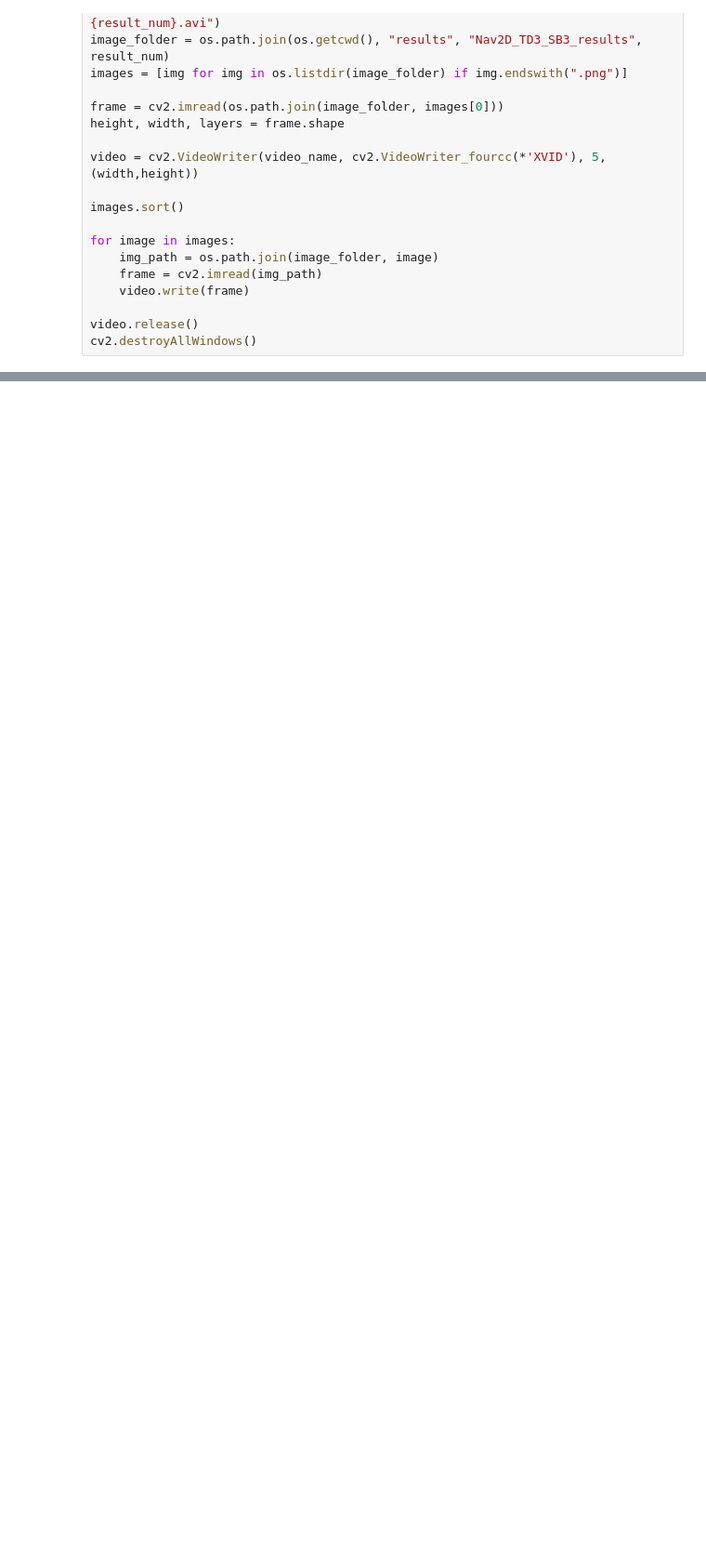
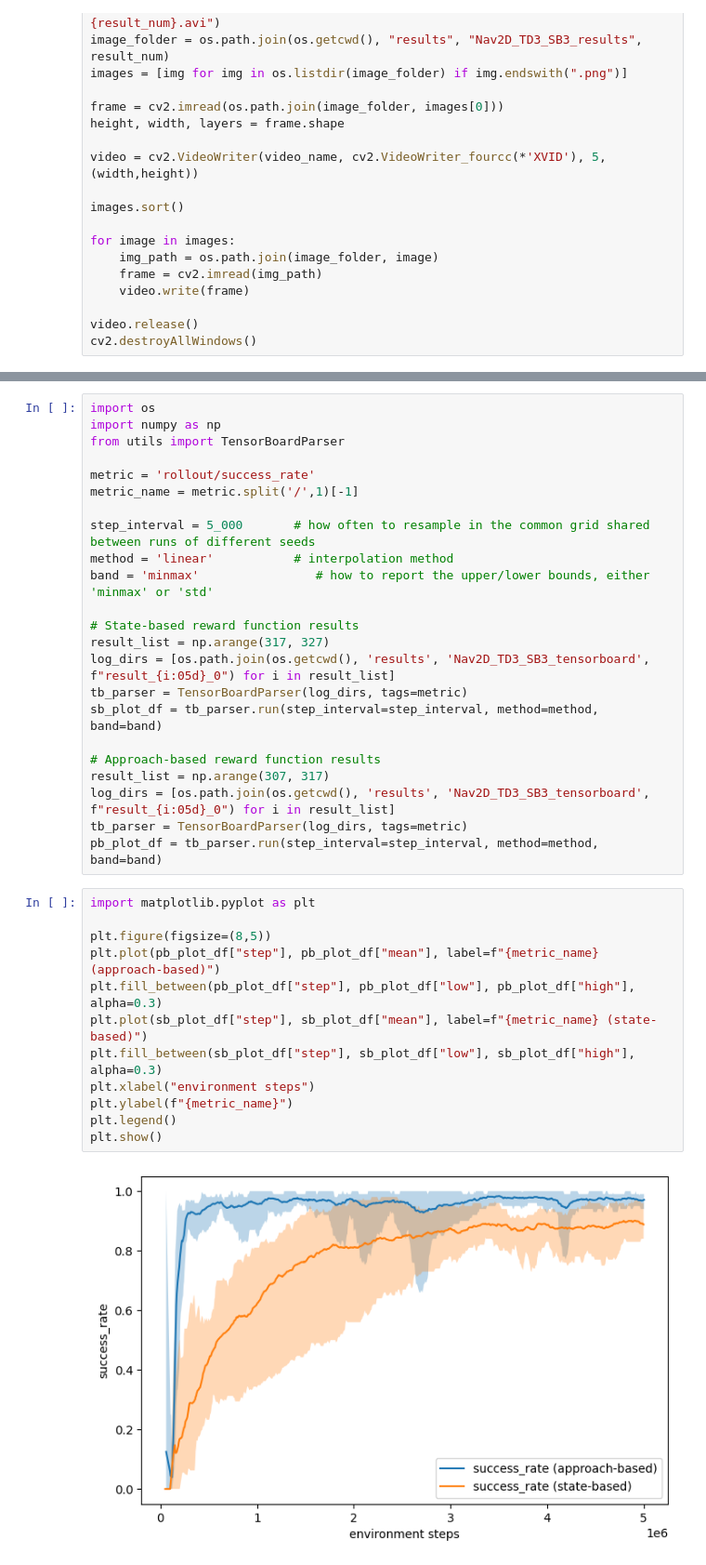
Before and after one commit to MinhNguyen2000/ROS2_DRL_Navigation, a Jupyter notebook: python/environments/test_TD3.ipynb, the cells around one changed output, grey strips where cells are left out. Shown at 93% size. Cells and saved outputs as stored; diff of their text form; blank space fills up the shorter version.

```diff
--- a/python/environments/test_TD3.ipynb
+++ b/python/environments/test_TD3.ipynb
@@ -276,0 +463,37 @@ study_df
+# %%
+import os
+import numpy as np
+from utils import TensorBoardParser
+
+metric = 'rollout/success_rate'
+metric_name = metric.split('/',1)[-1]
+
+step_interval = 5_000       # how often to resample in the common grid shared between runs of different seeds
+method = 'linear'           # interpolation method
+band = 'minmax'                # how to report the upper/lower bounds, either 'minmax' or 'std'
+
+# State-based reward function results
+result_list = np.arange(317, 327)
+log_dirs = [os.path.join(os.getcwd(), 'results', 'Nav2D_TD3_SB3_tensorboard', f"result_{i:05d}_0") for i in result_list]
+tb_parser = TensorBoardParser(log_dirs, tags=metric)
+sb_plot_df = tb_parser.run(step_interval=step_interval, method=method, band=band)
+
+# Approach-based reward function results
+result_list = np.arange(307, 317)
+log_dirs = [os.path.join(os.getcwd(), 'results', 'Nav2D_TD3_SB3_tensorboard', f"result_{i:05d}_0") for i in result_list]
+tb_parser = TensorBoardParser(log_dirs, tags=metric)
+pb_plot_df = tb_parser.run(step_interval=step_interval, method=method, band=band)
+# %%
+import matplotlib.pyplot as plt
+
+plt.figure(figsize=(8,5))
+plt.plot(pb_plot_df["step"], pb_plot_df["mean"], label=f"{metric_name} (approach-based)")
+plt.fill_between(pb_plot_df["step"], pb_plot_df["low"], pb_plot_df["high"], alpha=0.3)
+plt.plot(sb_plot_df["step"], sb_plot_df["mean"], label=f"{metric_name} (state-based)")
+plt.fill_between(sb_plot_df["step"], sb_plot_df["low"], sb_plot_df["high"], alpha=0.3)
+plt.xlabel("environment steps")
+plt.ylabel(f"{metric_name}")
+plt.legend()
+plt.show()
+# %% [output]
+[figure, added]
```
Also changed, not shown: parts of 13 cells of this notebook, 1 other file.
